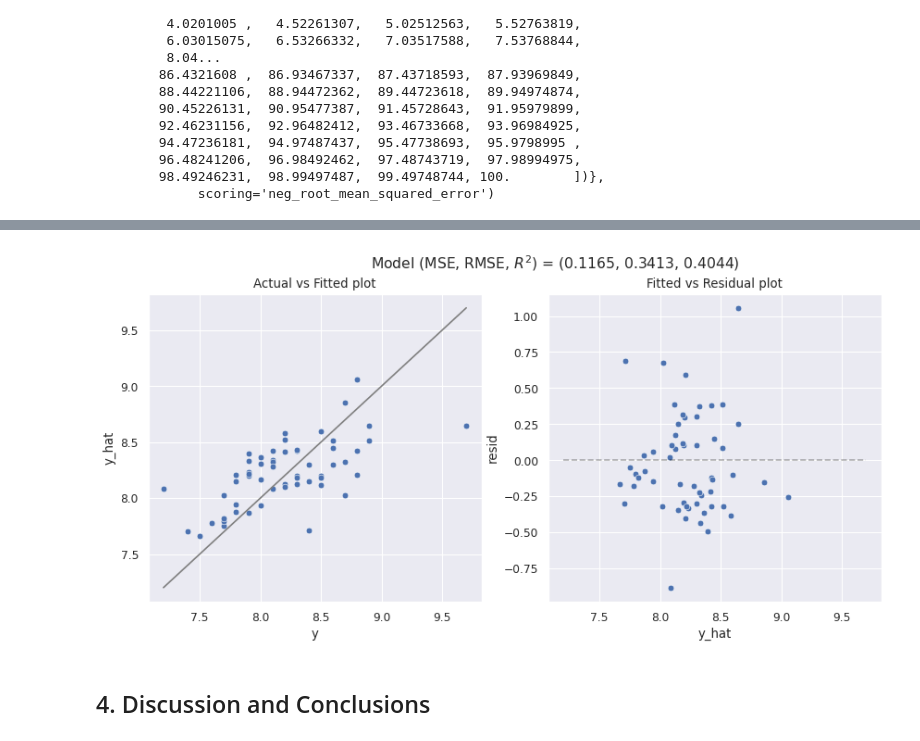
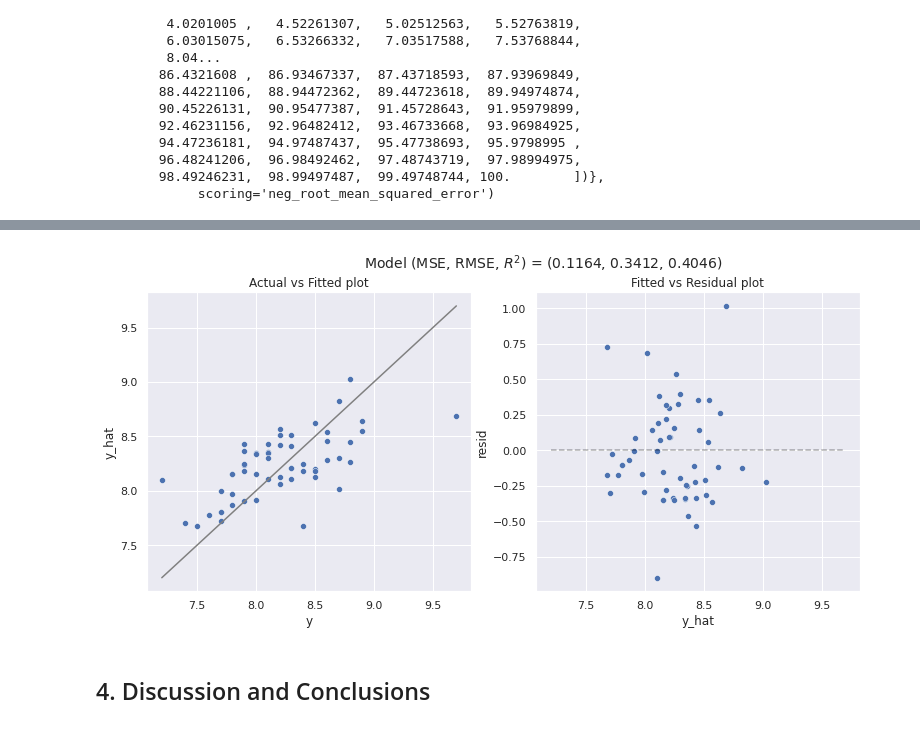
Before and after one commit to aliflo/office-episode-ratings-predictor, a Jupyter notebook: project_with_some_new_things.ipynb, the cells around one changed output, grey strips where cells are left out. Saved outputs shown, nothing was run; the diff lists cells and outputs as text; code cells hidden in the pictures.

```diff
--- a/project_with_some_new_things.ipynb
+++ b/project_with_some_new_things.ipynb
@@ -623,7 +601,7 @@ print(gs_ridg3.best_params_)
 # %%
 model_pipeline_ridge = Pipeline([
     ('scaler', StandardScaler()),
-    ('model', Ridge(alpha=147.74))
+    ('model', Ridge(alpha=145.72))
 ])
 
 
@@ -718,11 +613,0 @@ print(gs_lass0.best_params_)
-# %%
-model_pipeline_lasso = Pipeline([
-    ('scaler', StandardScaler()),
-    ('model', Lasso(alpha=0.05))
-])
-
-
-# Fitting the model
-model_pipeline_lasso.fit(X_train, y_train)
-
-mse, rmse, rsqr = model_fit(model_pipeline_lasso, X_test, y_test, plot=True)
@@ -731,16 +613,0 @@ mse, rmse, rsqr = model_fit(model_pipeline_lasso, X_test, y_test, plot=True)
-# %%
-X_t = X_test[['n_directions', 'n_words', 'n_speak_char', 'cold_open', 'jim_pranks', 'pam_and_jim_key_episode', 'month',]]
-X = X_train[['n_directions', 'n_words', 'n_speak_char', 'cold_open', 'jim_pranks', 'pam_and_jim_key_episode', 'month',]]
-
-alphas = np.linspace(0, 2, num=200)
-gs_lass0 = GridSearchCV(
-    make_pipeline(
-        StandardScaler(),
-        Lasso()
-    ),
-    param_grid = {'lasso__alpha': alphas},
-    cv = KFold(5, shuffle = True, random_state = 42),
-    scoring = "neg_root_mean_squared_error"
-)
-
-gs_lass0.fit(X, y_train)
@@ -766,11 +613,0 @@ print(gs_lass0.best_params_)
-# %%
-model_pipeline_lasso = Pipeline([
-    ('scaler', StandardScaler()),
-    ('model', Lasso(alpha=0.06))
-])
-
-
-# Fitting the model
-model_pipeline_lasso.fit(X, y_train)
-
-mse, rmse, rsqr = model_fit(model_pipeline_lasso, X_t, y_test, plot=True)
@@ -922,16 +758,16 @@ print(gs.best_params_)
 # %%
 final_model = Pipeline([
     ('scaler', StandardScaler()),
-    ('model', Ridge(alpha=89.95))
+    ('model', Ridge(alpha=74.87))
 ])
 
 
 # Fitting the model
 final_model.fit(X_train, y_train)
 
 mse, rmse, rsqr = model_fit(final_model, X_test, y_test, plot=True)
 # %% [output]
-[figure, old version]
+[figure, new version]
 # %% [markdown]
 ## 4. Discussion and Conclusions
 # %% [markdown]
```
Also changed, not shown: parts of 36 cells of this notebook.
